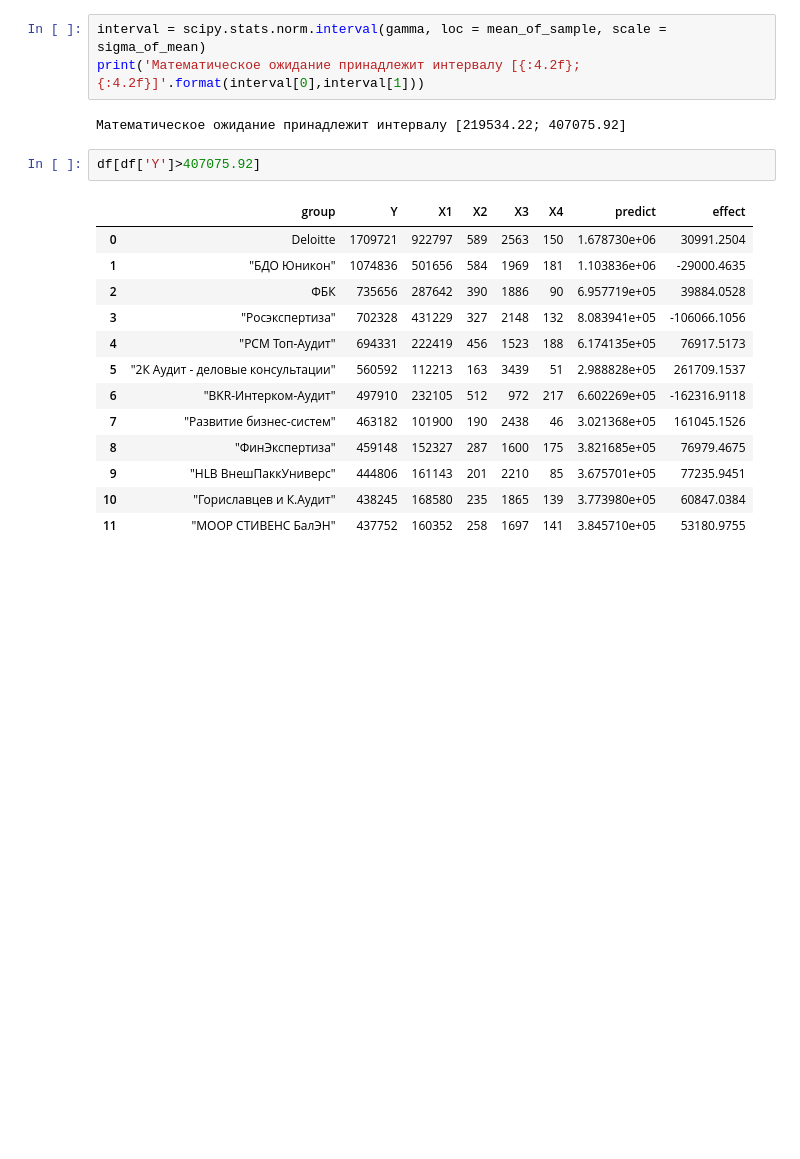
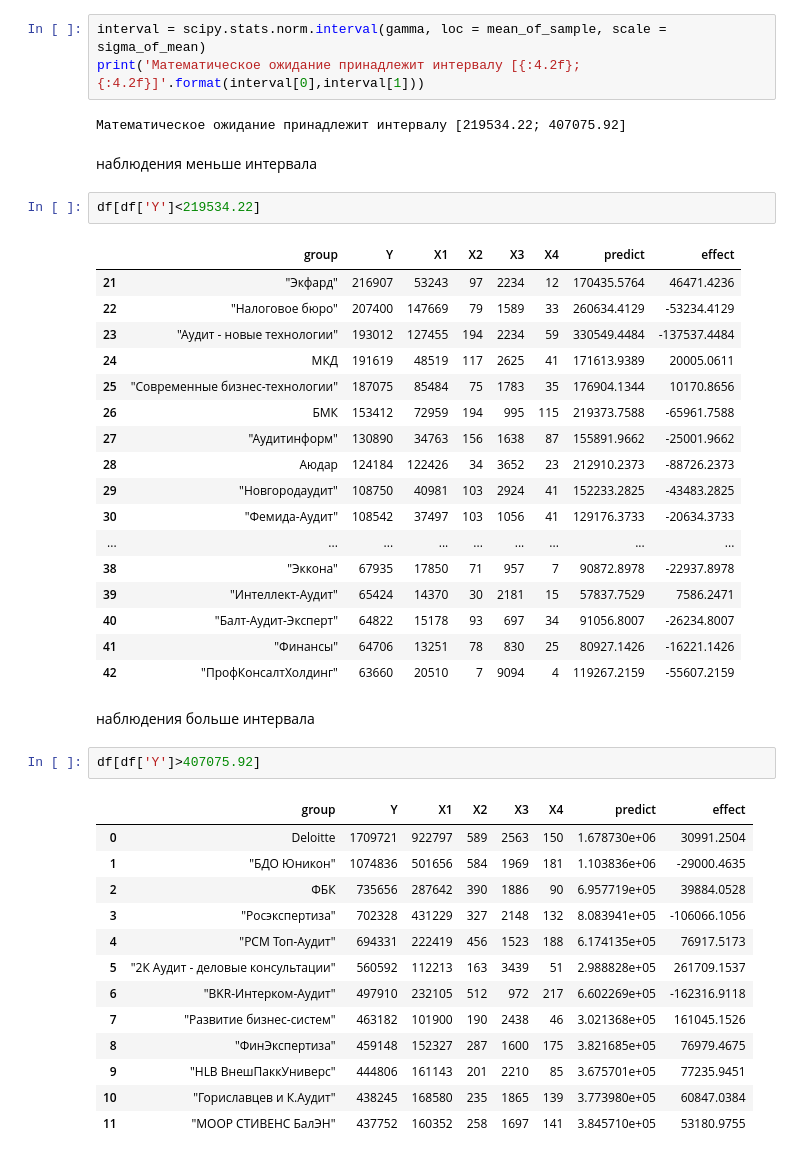
Before and after one commit to vn322/RUDN_Lab_Works, a Jupyter notebook: stat_dz1_2025.ipynb, the cells around one changed output. Drawn from its saved outputs; the diff is of its cells as text; blank space fills up the shorter version.

```diff
--- a/stat_dz1_2025.ipynb
+++ b/stat_dz1_2025.ipynb
@@ -264,6 +297,30 @@ interval = scipy.stats.norm.interval(gamma, loc = mean_of_sample, scale = sigma_
 print('Математическое ожидание принадлежит интервалу [{:4.2f}; {:4.2f}]'.format(interval[0],interval[1]))
 # %% [output]
 Математическое ожидание принадлежит интервалу [219534.22; 407075.92]
+# %% [markdown]
+наблюдения меньше интервала
+# %%
+df[df['Y']<219534.22]
+# %% [output]
+|  | group | Y | X1 | X2 | X3 | X4 | predict | effect |
+| 21 | "Экфард" | 216907 | 53243 | 97 | 2234 | 12 | 170435.5764 | 46471.4236 |
+| 22 | "Налоговое бюро" | 207400 | 147669 | 79 | 1589 | 33 | 260634.4129 | -53234.4129 |
+| 23 | "Аудит - новые технологии" | 193012 | 127455 | 194 | 2234 | 59 | 330549.4484 | -137537.4484 |
+| 24 | МКД | 191619 | 48519 | 117 | 2625 | 41 | 171613.9389 | 20005.0611 |
+| 25 | "Современные бизнес-технологии" | 187075 | 85484 | 75 | 1783 | 35 | 176904.1344 | 10170.8656 |
+| 26 | БМК | 153412 | 72959 | 194 | 995 | 115 | 219373.7588 | -65961.7588 |
+| 27 | "Аудитинформ" | 130890 | 34763 | 156 | 1638 | 87 | 155891.9662 | -25001.9662 |
+| 28 | Аюдар | 124184 | 122426 | 34 | 3652 | 23 | 212910.2373 | -88726.2373 |
+| 29 | "Новгородаудит" | 108750 | 40981 | 103 | 2924 | 41 | 152233.2825 | -43483.2825 |
+| 30 | "Фемида-Аудит" | 108542 | 37497 | 103 | 1056 | 41 | 129176.3733 | -20634.3733 |
+| ... | ... | ... | ... | ... | ... | ... | ... | ... |
+| 38 | "Эккона" | 67935 | 17850 | 71 | 957 | 7 | 90872.8978 | -22937.8978 |
+| 39 | "Интеллект-Аудит" | 65424 | 14370 | 30 | 2181 | 15 | 57837.7529 | 7586.2471 |
+| 40 | "Балт-Аудит-Эксперт" | 64822 | 15178 | 93 | 697 | 34 | 91056.8007 | -26234.8007 |
+| 41 | "Финансы" | 64706 | 13251 | 78 | 830 | 25 | 80927.1426 | -16221.1426 |
+| 42 | "ПрофКонсалтХолдинг" | 63660 | 20510 | 7 | 9094 | 4 | 119267.2159 | -55607.2159 |
+# %% [markdown]
+наблюдения больше интервала
 # %%
 df[df['Y']>407075.92]
 # %% [output]
```
Also changed, not shown: parts of 27 cells of this notebook.
